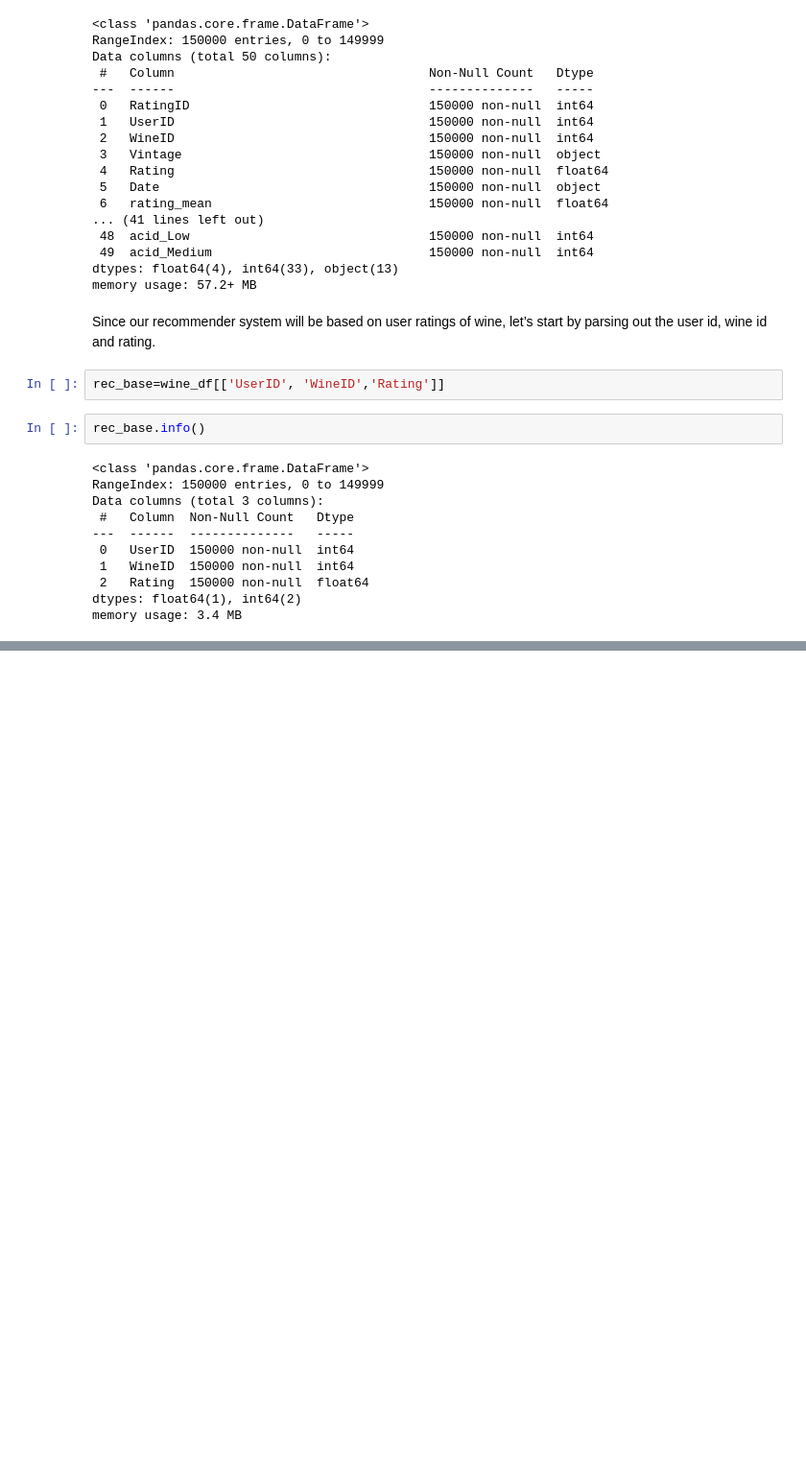
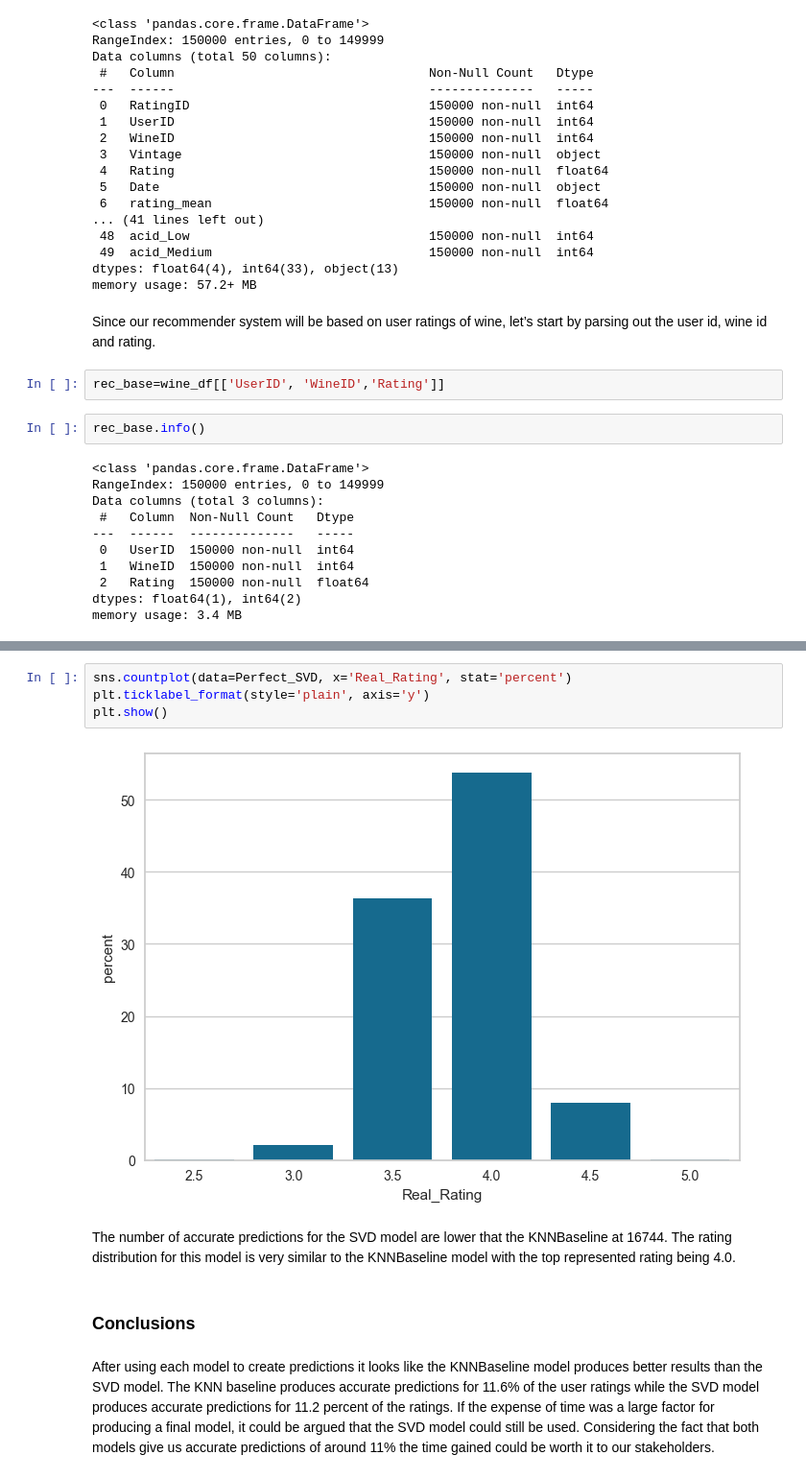
Before and after one commit to jwatki8/Capstone-3, a Jupyter notebook: Capstone 3- Modeling Draft-Slim.ipynb, the cells around one changed output, grey strips where cells are left out. Shown at 96% size. Drawn from its saved outputs; the diff is of its cells as text; blank space fills up the shorter version.

```diff
--- a/Capstone 3- Modeling Draft-Slim.ipynb
+++ b/Capstone 3- Modeling Draft-Slim.ipynb
@@ -329,0 +367,12 @@ Test time         104.62  108.54  110.32  107.83  2.38
+# %%
+sns.countplot(data=Perfect_SVD, x='Real_Rating', stat='percent')
+plt.ticklabel_format(style='plain', axis='y')
+plt.show()
+# %% [output]
+[figure, added]
+# %% [markdown]
+The number of accurate predictions for the SVD model are lower that the KNNBaseline at 16744. The rating distribution for this model is very similar to the KNNBaseline model with the top represented rating being 4.0.
+# %% [markdown]
+### Conclusions
+# %% [markdown]
+After using each model to create predictions it looks like the KNNBaseline model produces better results than the SVD model. The KNN baseline produces accurate predictions for 11.6% of the user ratings while the SVD model produces accurate predictions for 11.2 percent of the ratings. If the expense of time was a large factor for producing a final model, it could be argued that the SVD model could still be used. Considering the fact that both models give us accurate predictions of around 11% the time gained could be worth it to our stakeholders.
```
Also changed, not shown: parts of 79 cells of this notebook.
